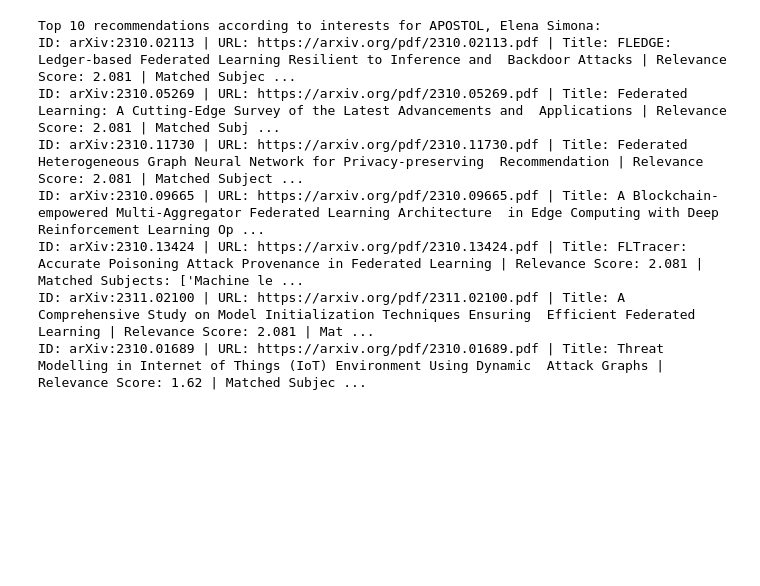
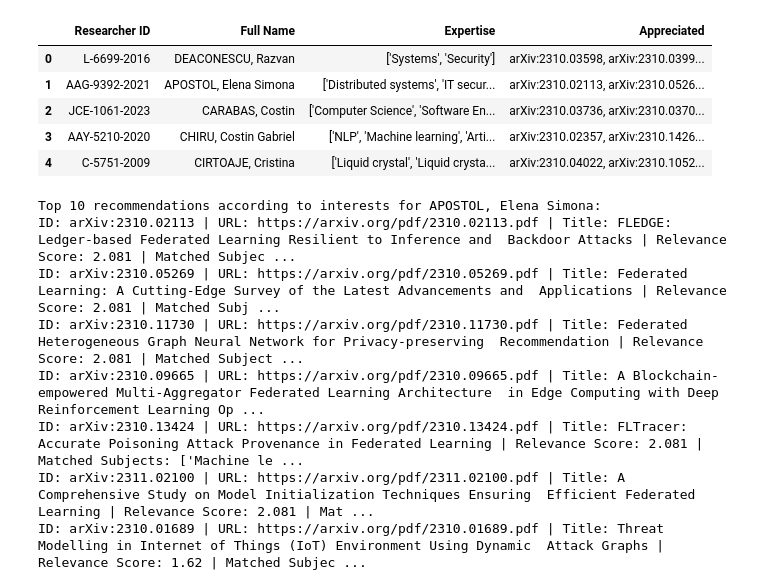
Before and after one commit to lorenaandra/AOI, a Jupyter notebook: InterestRecom.ipynb, the cells around one changed output. Drawn from its saved outputs; the diff is of its cells as text; code cells hidden in the pictures; blank space fills up the shorter version.

Commit message:
migrated local xls files to local postgres db

```diff
--- a/InterestRecom.ipynb
+++ b/InterestRecom.ipynb
@@ -10 +30,40 @@ researchers_file_path = os.path.join(os.getcwd(), "datasets", "users", 'research
+# %%
+# Establish PostgreSQL connection details
+db_user = 'postgres'
+db_password = 'p@$$w0rd!'
+db_host = 'localhost'
+db_port = '5432'
+db_name = 'AOI'
+
+# Format the password for the connection string
+# This escapes special characters in the password
+password = quote_plus(db_password)
+
+# Create a connection to the PostgreSQL database
+conn = psycopg2.connect(
+    dbname=db_name,
+    user=db_user,
+    password=db_password,
+    host=db_host,
+    port=db_port
+)
+
+# Create a SQLAlchemy engine
+engine = create_engine(f'postgresql://{db_user}:{password}@{db_host}:{db_port}/{db_name}')
+
+# Fetch data from PostgreSQL tables into pandas DataFrames
+researchers_query = 'SELECT "Researcher ID", "Full Name", "Expertise", "Appreciated" FROM researchers_table'
+articles_query = 'SELECT id, title, authors, url, subject_split FROM articles_table'
+
+researchers_df = pd.read_sql(researchers_query, engine)
+articles_df = pd.read_sql(articles_query, engine)
+
+researchers_df.head()
+# %% [output]
+|  | Researcher ID | Full Name | Expertise | Appreciated |
+| 0 | L-6699-2016 | DEACONESCU, Razvan | ['Systems', 'Security'] | arXiv:2310.03598, arXiv:2310.0399... |
+| 1 | AAG-9392-2021 | APOSTOL, Elena Simona | ['Distributed systems', 'IT secur... | arXiv:2310.02113, arXiv:2310.0526... |
+| 2 | JCE-1061-2023 | CARABAS, Costin | ['Computer Science', 'Software En... | arXiv:2310.03736, arXiv:2310.0370... |
+| 3 | AAY-5210-2020 | CHIRU, Costin Gabriel | ['NLP', 'Machine learning', 'Arti... | arXiv:2310.02357, arXiv:2310.1426... |
+| 4 | C-5751-2009 | CIRTOAJE, Cristina | ['Liquid crystal', 'Liquid crysta... | arXiv:2310.04022, arXiv:2310.1052... |
 # %%
```
Also changed, not shown: parts of 4 cells of this notebook, 5 other files.
